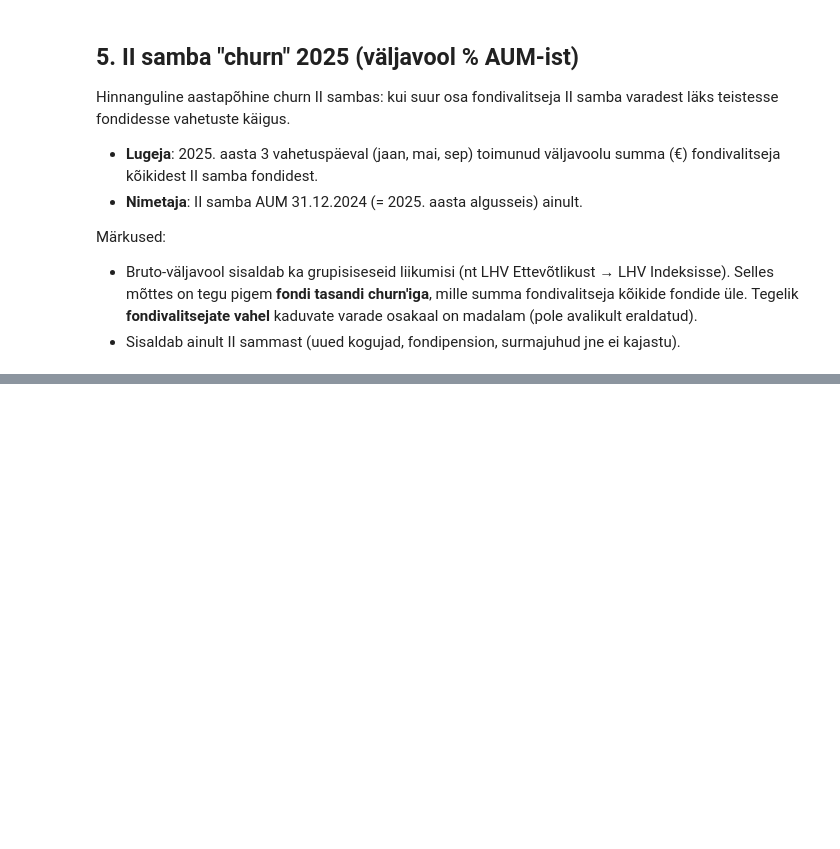
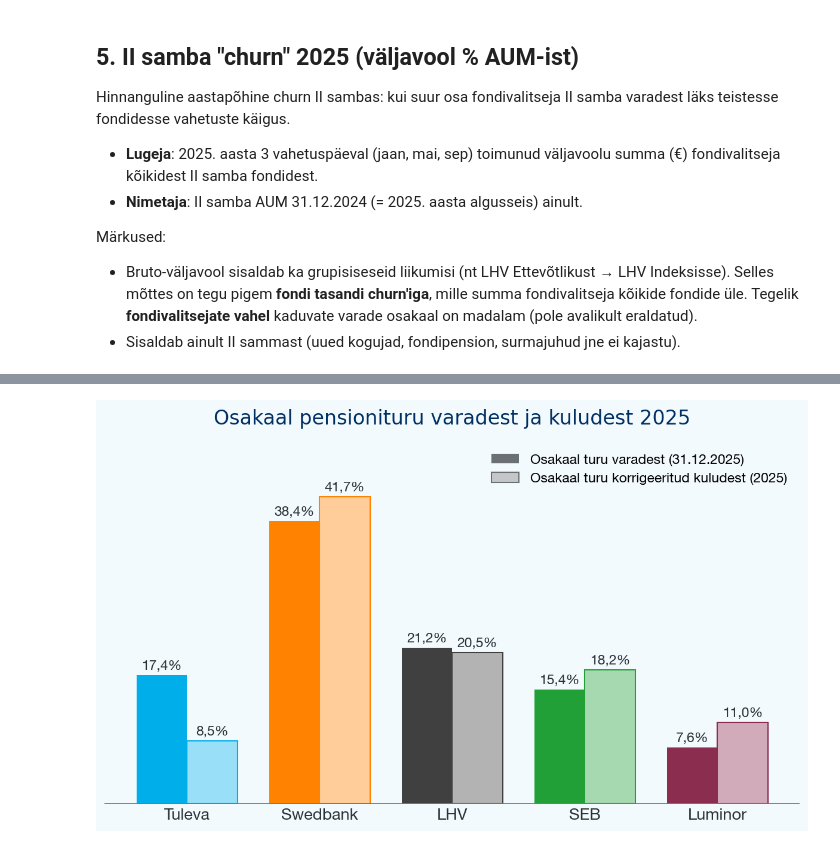
Before and after one commit to TulevaEE/reporting-engine, a Jupyter notebook: blogposts/2026-05-fondivalitsejate-aruanded/analysis.ipynb, the cells around one changed output, grey strips where cells are left out. Drawn from its saved outputs; the diff is of its cells as text; code cells hidden in the pictures; blank space fills up the shorter version.

```diff
--- a/blogposts/2026-05-fondivalitsejate-aruanded/analysis.ipynb
+++ b/blogposts/2026-05-fondivalitsejate-aruanded/analysis.ipynb
@@ -43,7 +43,11 @@ PDF_FILE = {
     '14118923': PDF_DIR / '11469303_2025.pdf',  # Tuleva   (filename labels swapped vs reg code)
 }
 
-for code, path in PDF_FILE.items():
-    assert path.exists(), f'Missing: {path}'
-print('All 5 PDFs found')
+# PDFs were used once to transcribe the numbers into EXPENSES_2025 below;
+# if they are no longer in Downloads, just note it — the data is hardcoded.
+missing = [p.name for p in PDF_FILE.values() if not p.exists()]
+if missing:
+    print(f'NB: {len(missing)} PDF-i pole enam {PDF_DIR} kaustas — numbrid on all lahtris kõvakodeeritud.')
+else:
+    print('All 5 PDFs found')
 # %% [output]
@@ -525,0 +534,87 @@ II samba churn 2025 — väljavool % algusperioodi AUM-ist (allikas: pensionikes
+# %%
+import matplotlib.pyplot as plt
+import matplotlib.font_manager as fm
+from matplotlib.colors import to_rgb
+from matplotlib.patches import Patch
+
+# Tuleva brand styling (same palette as _regenerate_charts.py)
+TULEVA_BLUE = '#00AEEA'
+TEXT_PRIMARY = '#293036'
+TEXT_SECONDARY = '#6B7074'
+BG = '#f3fafe'
+
+# Bank-specific colours (same as _regenerate_charts.py)
+MANAGER_COLORS = {
+    'Tuleva':   TULEVA_BLUE,
+    'Swedbank': '#FF8200',
+    'SEB':      '#21A038',
+    'LHV':      '#404040',
+    'Luminor':  '#8B2D4F',
+}
+
+
+def tint(color, f=0.6):
+    """Blend a color toward white; f = share of white."""
+    r, g, b = to_rgb(color)
+    return (r + (1 - r) * f, g + (1 - g) * f, b + (1 - b) * f)
+
+
+fonts_dir = Path.home() / 'Library' / 'Fonts'
+for ttf in ['Roboto-Regular.ttf', 'Roboto-Medium.ttf', 'Roboto-Bold.ttf',
+            'Merriweather-Variable.ttf', 'Merriweather[opsz,wdth,wght].ttf']:
+    if (fonts_dir / ttf).exists():
+        fm.fontManager.addfont(str(fonts_dir / ttf))
+plt.rcParams['font.family'] = 'sans-serif'
+plt.rcParams['font.sans-serif'] = ['Roboto', 'Helvetica Neue', 'Arial', 'DejaVu Sans']
+
+# Shares of the whole market: AUM (section 2) vs adjusted costs (section 1)
+aum_share = aum['KOKKU (€)'] / aum['KOKKU (€)'].sum() * 100
+cost_share = expenses['Korrigeeritud KOKKU'] / expenses['Korrigeeritud KOKKU'].sum() * 100
+
+share_df = pd.DataFrame({
+    'varad': aum_share,
+    'kulud': cost_share,
+}).sort_values('varad', ascending=False)
+share_df.index = [MANAGER_TOKENS[m] for m in share_df.index]
+
+# Tuleva first, the rest stay in AUM order
+share_df = share_df.reindex(['Tuleva'] + [m for m in share_df.index if m != 'Tuleva'])
+
+fig, ax = plt.subplots(figsize=(10, 5.25), dpi=150)
+fig.patch.set_facecolor(BG)
+ax.set_facecolor(BG)
+
+w = 0.38
+for i, (mgr, row) in enumerate(share_df.iterrows()):
+    color = MANAGER_COLORS[mgr]
+    ax.bar(i - w / 2, row['varad'], w, color=color)
+    ax.bar(i + w / 2, row['kulud'], w, color=tint(color), edgecolor=color, linewidth=1)
+    for dx, val in ((-w / 2, row['varad']), (w / 2, row['kulud'])):
+        ax.annotate(f'{val:.1f}%'.replace('.', ','),
+                    (i + dx, val), xytext=(0, 3), textcoords='offset points',
+                    ha='center', va='bottom', fontsize=11, color=TEXT_PRIMARY)
+
+ax.set_xticks(range(len(share_df)))
+ax.set_xticklabels(share_df.index, fontsize=13)
+ax.set_ylim(0, share_df.to_numpy().max() * 1.18)
+ax.yaxis.set_visible(False)
+for side in ('top', 'right', 'left'):
+    ax.spines[side].set_visible(False)
+ax.spines['bottom'].set_color(TEXT_SECONDARY)
+ax.tick_params(axis='x', length=0, colors=TEXT_PRIMARY)
+
+# Neutral legend: solid = assets, tinted = costs (each manager keeps its own hue)
+legend_handles = [
+    Patch(facecolor=TEXT_SECONDARY, label='Osakaal turu varadest (31.12.2025)'),
+    Patch(facecolor=tint(TEXT_SECONDARY), edgecolor=TEXT_SECONDARY, linewidth=1,
+          label='Osakaal turu korrigeeritud kuludest (2025)'),
+]
+ax.legend(handles=legend_handles, loc='upper right', frameon=False, fontsize=11)
+ax.set_title('Osakaal pensionituru varadest ja kuludest 2025',
+             fontsize=16, color='#002F63', pad=14, fontfamily='Merriweather')
+
+CHARTS = Path('charts')
+CHARTS.mkdir(exist_ok=True)
+fig.savefig(CHARTS / 'chart-d-varade-kulude-osakaal-2025.png', bbox_inches='tight', dpi=150)
+plt.show()
+# %% [output]
@@ -525,0 +631 @@ II samba churn 2025 — väljavool % algusperioodi AUM-ist (allikas: pensionikes
+[figure, added]
```
Also changed, not shown: parts of 3 cells of this notebook, 2 other files.
